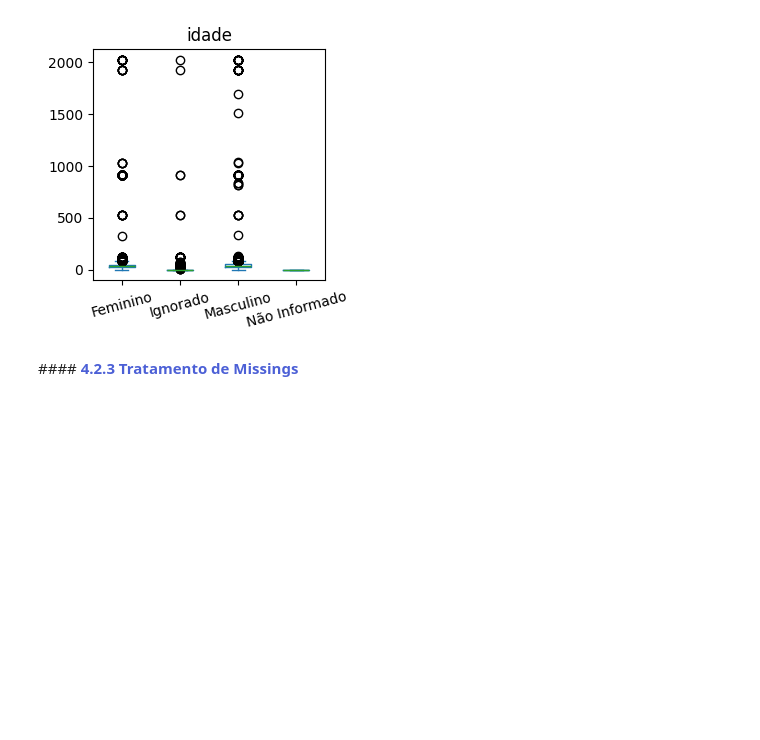
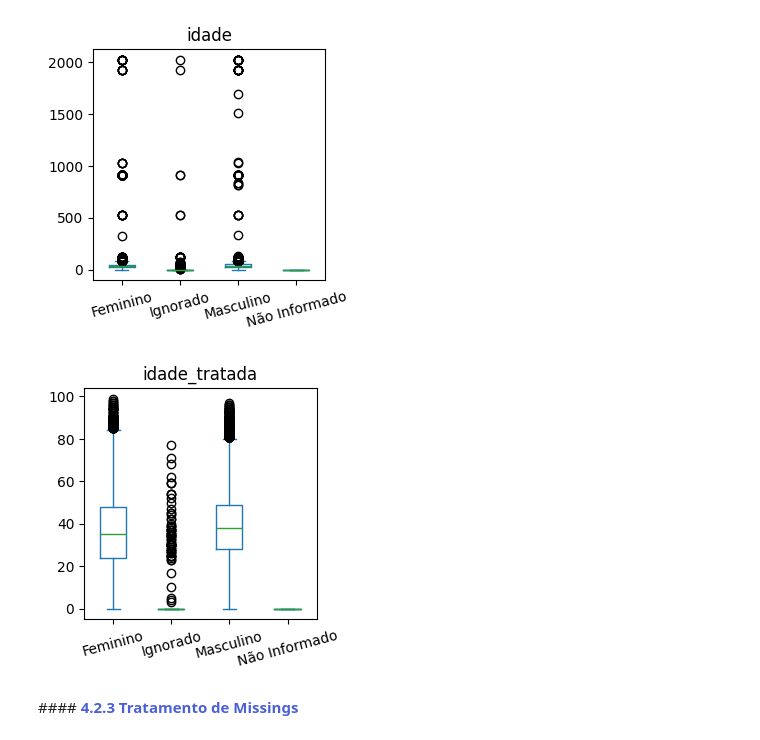
Before and after one commit to gabrielmprata/acidentes_transito, a Jupyter notebook: Acidentes_Rodoviarios_PreProc.ipynb, the cells around one changed output. Cells and saved outputs as stored; diff of their text form; code cells hidden in the pictures; blank space fills up the shorter version.

```diff
--- a/Acidentes_Rodoviarios_PreProc.ipynb
+++ b/Acidentes_Rodoviarios_PreProc.ipynb
@@ -853,5 +857,16 @@ verifica_idade.sort_values(by="idade", ascending=True )
+# %%
+for i in range(len(df_pessoas)):
+  if ((df_pessoas['idade'][i] > 100)) :
+    df_pessoas['idade_tratada'][i] = (randint(1,100))
+  else:
+    df_pessoas['idade_tratada'][i] = df_pessoas['idade'][i]
 # %%
 df_pessoas.plot.box(column="idade", by='sexo', figsize=(3, 3), rot=15)
 plt.show()
 # %% [output]
 [figure]
+# %%
+df_pessoas.plot.box(column="idade_tratada", by='sexo', figsize=(3, 3), rot=15)
+plt.show()
+# %% [output]
+[figure, added]
```
Also changed, not shown: parts of 3 cells of this notebook.
